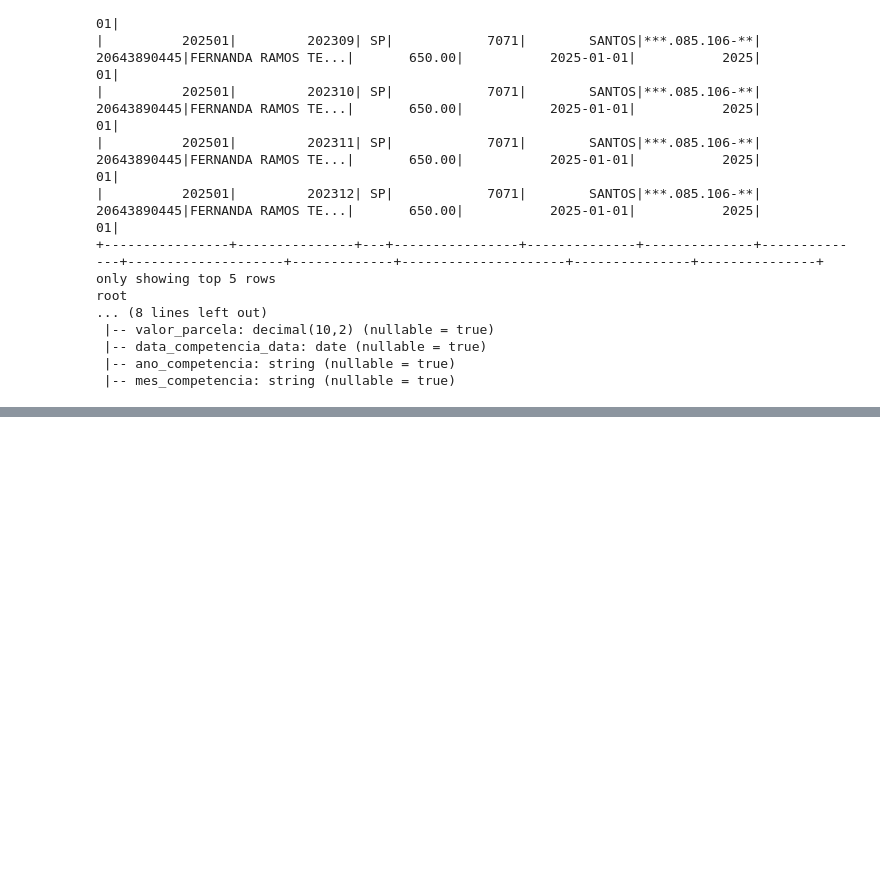
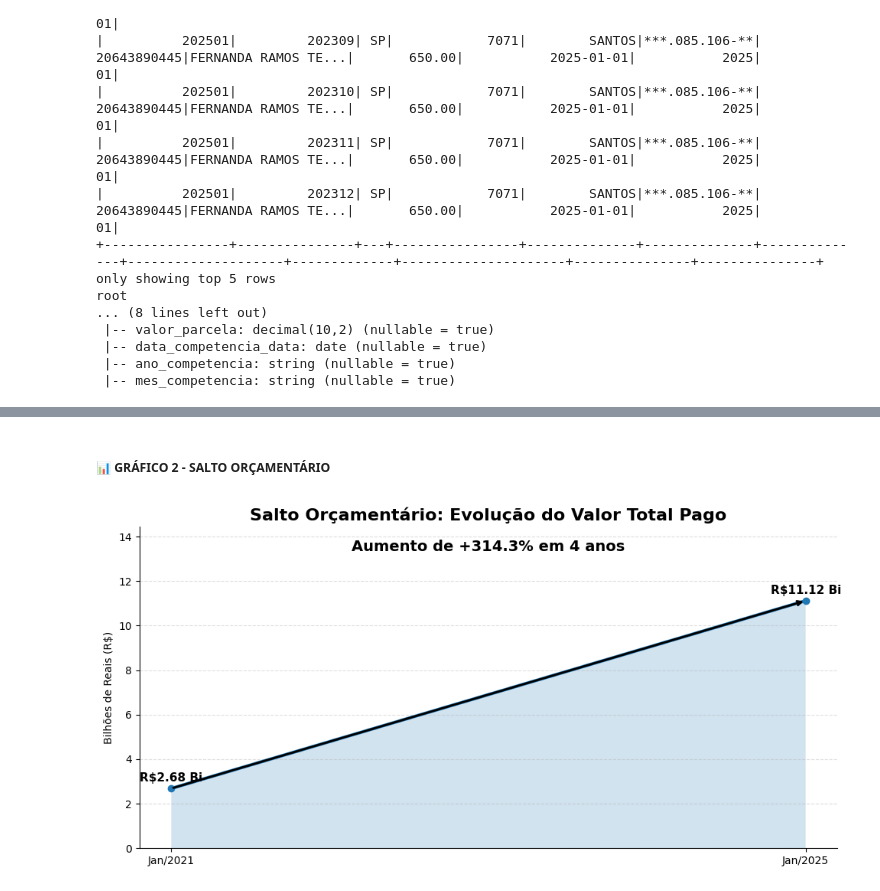
Before and after one commit to larissalucasefg-web/Projeto-Bolsa-Familia-2025, a Jupyter notebook: notebooks/analise_exploratoria.ipynb, the cells around one changed output, grey strips where cells are left out. Drawn from its saved outputs; the diff is of its cells as text; code cells hidden in the pictures; blank space fills up the shorter version.

Commit message:
refactor: reestrutura scripts src e atualiza visualizações das análises 2025

```diff
--- a/notebooks/analise_exploratoria.ipynb
+++ b/notebooks/analise_exploratoria.ipynb
@@ -336,0 +116,18 @@ plt.show()
+# %%
+df_stats = df_tratado.withColumn("valor_parcela", col("valor_parcela").cast("double"))
+
+resumo = df_stats.agg(
+    round(sum("valor_parcela"), 2).alias("total_pago"),
+    round(avg("valor_parcela"), 2).alias("media_geral"),
+    round(max("valor_parcela"), 2).alias("valor_maximo"),
+    round(min("valor_parcela"), 2).alias("valor_minimo")
+)
+
+resumo_row = resumo.collect()[0]
+total_pago_raw = float(resumo_row['total_pago'])
+faturamento_limpo = "{:,.2f}".format(total_pago_raw).replace(",", "X").replace(".", ",").replace("X", ".")
+
+print("="*60)
+print(f"FATURAMENTO TOTAL (INVESTIMENTO): R$ {faturamento_limpo}")
+print("="*60)
+resumo.show()
@@ -336,0 +307,48 @@ plt.show()
+# %% [markdown]
+##### 📊 GRÁFICO 2 - SALTO ORÇAMENTÁRIO
+# %%
+periodos = ['Jan/2021', 'Jan/2025']
+
+valor_2021 = 2683780840.00 / 1e9
+valor_2025 = float(resumo_row['total_pago']) / 1e9
+
+faturamentos_bi = [valor_2021, valor_2025]
+crescimento = ((valor_2025 - valor_2021) / valor_2021) * 100
+
+ano_inicio = int(periodos[0].split('/')[1])
+ano_fim = int(periodos[1].split('/')[1])
+anos = ano_fim - ano_inicio
+
+texto_crescimento = f"Aumento de +{crescimento:.1f}% em {anos} anos"
+
+plt.figure(figsize=(10, 5))
+
+# Linha e Área
+plt.plot(periodos, faturamentos_bi, marker='o', linewidth=3)
+plt.fill_between(periodos, faturamentos_bi, alpha=0.2)
+
+# Rótulos dos valores
+for i, v in enumerate(faturamentos_bi):
+    plt.text(i, v + 0.3, f'R${v:.2f} Bi', ha='center', fontsize=11, fontweight='bold')
+
+# Texto principal automático
+max_valor = builtins.max(faturamentos_bi)
+plt.text(0.5, max_valor * 1.2, texto_crescimento, ha='center', fontsize=14, fontweight='bold')
+
+# Seta de evolução
+plt.annotate('', xy=(1, valor_2025), xytext=(0, valor_2021),
+             arrowprops=dict(arrowstyle='->', linewidth=2))
+
+plt.title('Salto Orçamentário: Evolução do Valor Total Pago', fontsize=16, fontweight='bold')
+plt.ylabel('Bilhões de Reais (R$)')
+plt.grid(axis='y', linestyle='--', alpha=0.4)
+
+for spine in ['top', 'right']:
+    plt.gca().spines[spine].set_visible(False)
+
+plt.ylim(0, max_valor * 1.3)
+plt.tight_layout()
+plt.savefig("salto_orcamentario.png", dpi=300, bbox_inches='tight')
+plt.show()
+# %% [output]
+[figure, added]
```
Also changed, not shown: parts of 44 cells of this notebook, 13 other files.
